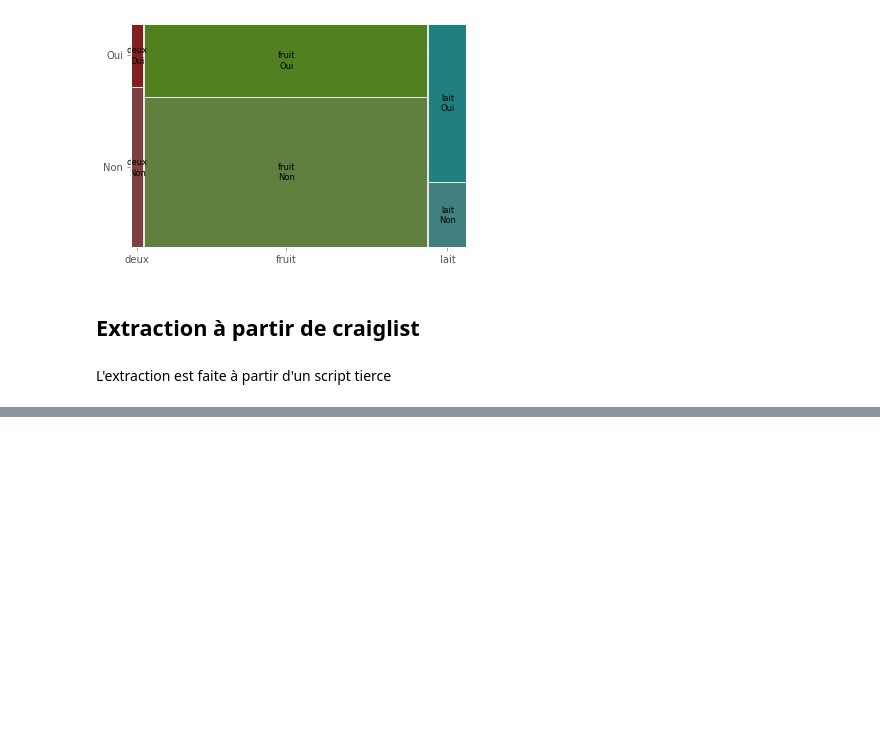
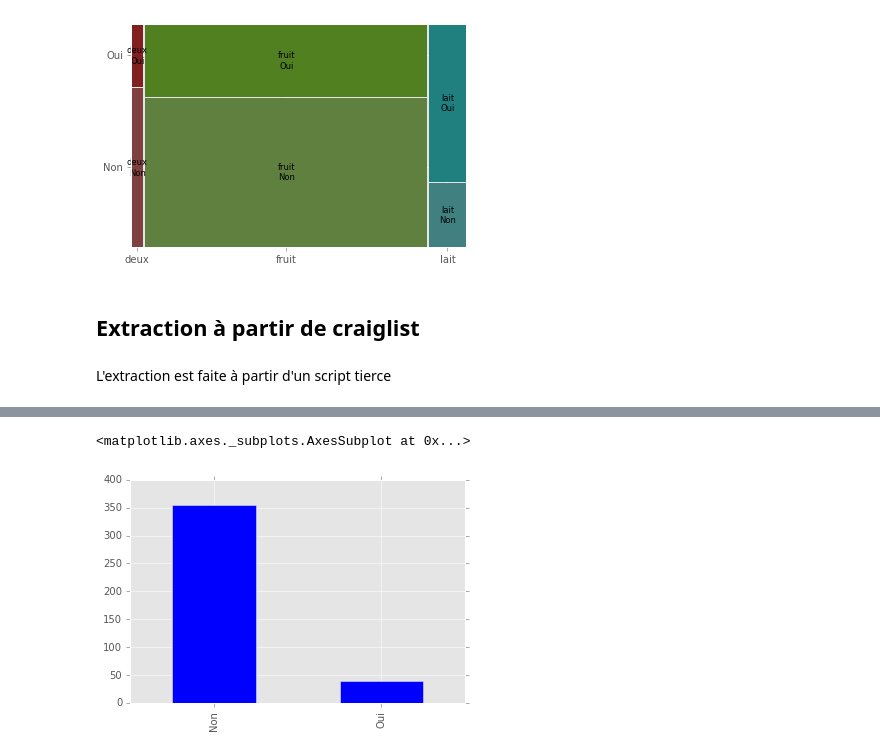
Before and after one commit to emilienschultz/researchnotebooks, a Jupyter notebook: Kefir-extract-web.ipynb, the cells around one changed output, grey strips where cells are left out. Saved outputs shown, nothing was run; the diff lists cells and outputs as text; code cells hidden in the pictures; blank space fills up the shorter version.

```diff
--- a/Kefir-extract-web.ipynb
+++ b/Kefir-extract-web.ipynb
@@ -243,0 +319,5 @@ L'extraction est faite à partir d'un script tierce
+# %%
+data["Recette"].value_counts().plot(kind="bar")
+# %% [output]
+<matplotlib.axes._subplots.AxesSubplot at 0x...>
+[figure, added]
```
Also changed, not shown: parts of 9 cells of this notebook, 1 other file.
